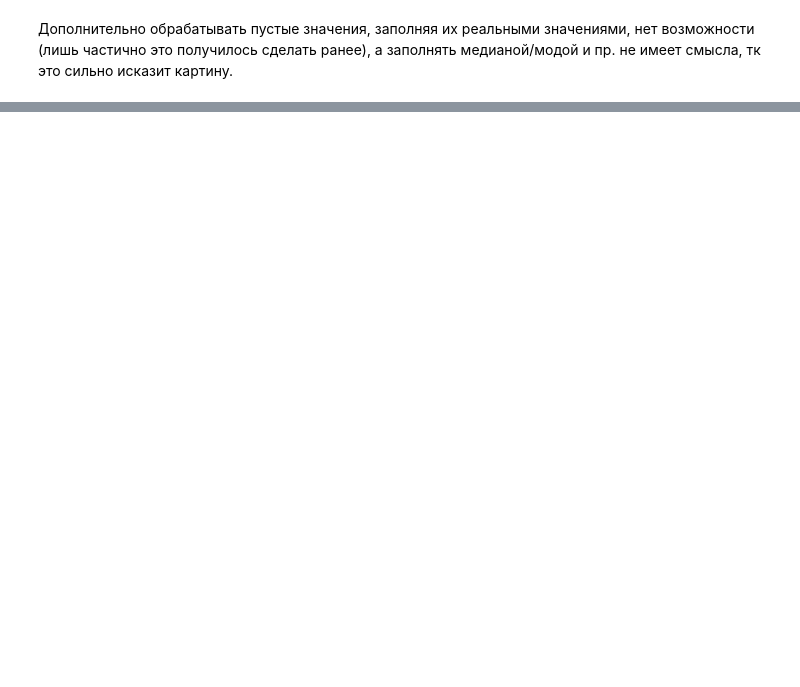
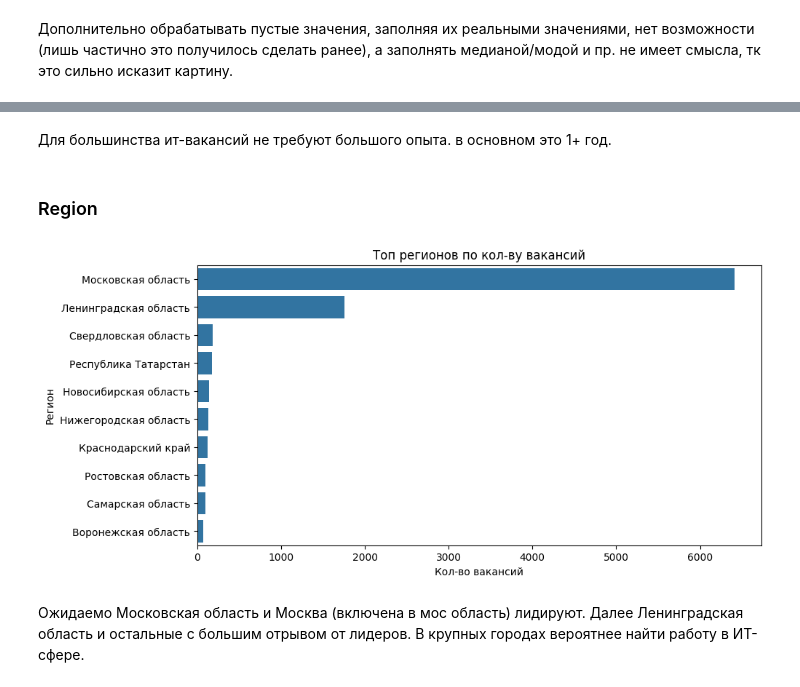
Before and after one commit to leosh1d/gp2, a Jupyter notebook: code/analysis/eda_df_final.ipynb, the cells around one changed output, grey strips where cells are left out. Cells and saved outputs as stored; diff of their text form; code cells hidden in the pictures; blank space fills up the shorter version.

```diff
--- a/code/analysis/eda_df_final.ipynb
+++ b/code/analysis/eda_df_final.ipynb
@@ -323,0 +377,17 @@ final_df.to_csv('totaly_final_df.csv', index=False)
+# %% [markdown]
+Для большинства ит-вакансий не требуют большого опыта. в основном это 1+ год.
+# %% [markdown]
+### Region
+# %%
+top_regions = final_df['region'].value_counts().head(10)
+
+plt.figure(figsize=(10,5))
+sns.barplot(x=top_regions.values, y=top_regions.index)
+plt.title('Топ регионов по кол-ву вакансий')
+plt.xlabel('Кол-во вакансий')
+plt.ylabel('Регион')
+plt.show()
+# %% [output]
+[figure, added]
+# %% [markdown]
+Ожидаемо Московская область и Москва (включена в мос область) лидируют. Далее Ленинградская область и остальные с большим отрывом от лидеров. В крупных городах вероятнее найти работу в ИТ-сфере.
```
Also changed, not shown: parts of 10 cells of this notebook, 1 other file.
